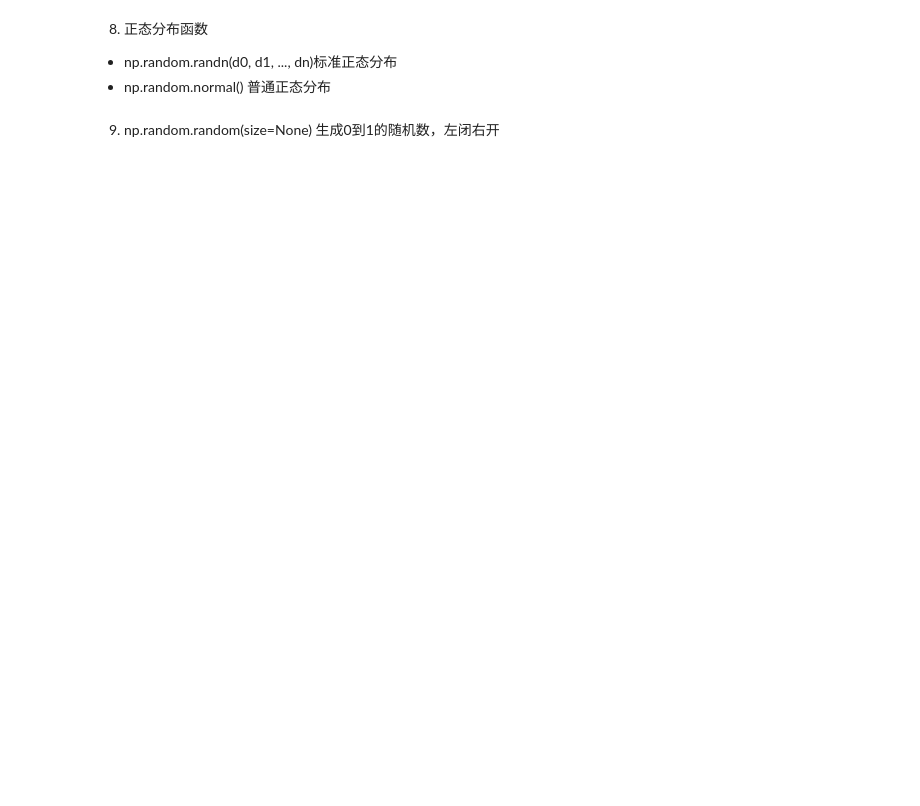
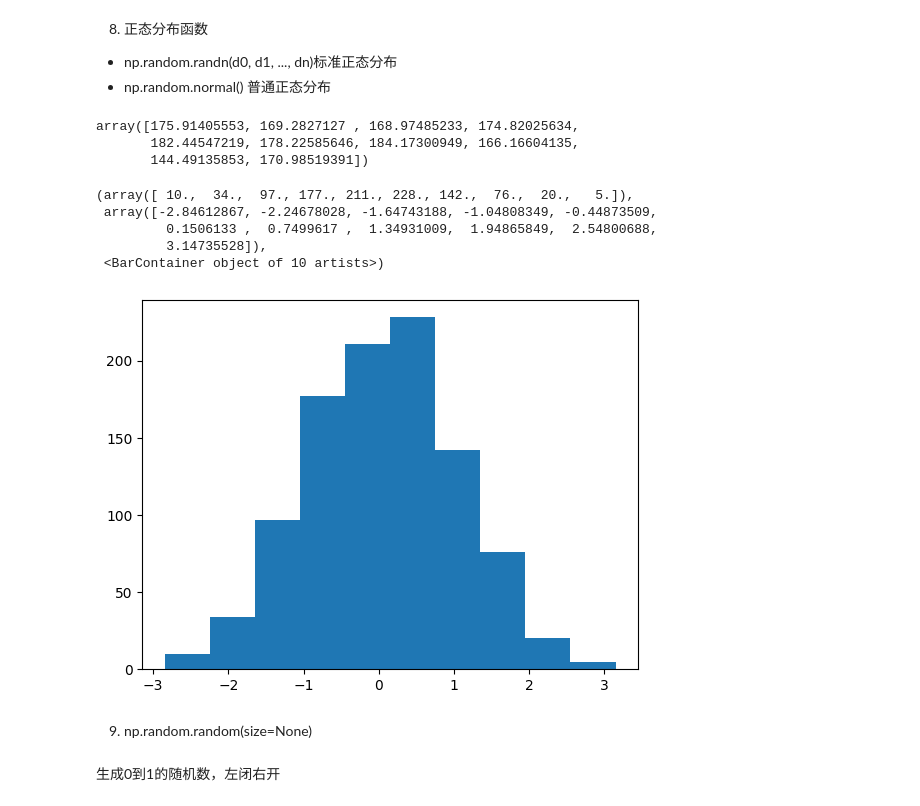
Before and after one commit to Leecoin49/StudyNote, a Jupyter notebook: LLM/AILLM_Luffy/1.Python/第19章Numpy/2.Numpy.ipynb, the cells around one changed output. Drawn from its saved outputs; the diff is of its cells as text; code cells hidden in the pictures; blank space fills up the shorter version.

```diff
--- a/LLM/AILLM_Luffy/1.Python/第19章Numpy/2.Numpy.ipynb
+++ b/LLM/AILLM_Luffy/1.Python/第19章Numpy/2.Numpy.ipynb
@@ -209,3 +209,11 @@ array([0, 0, 7, 7, 0, 8, 3, 9, 6, 3], dtype=int32)
 8. 正态分布函数
 - np.random.randn(d0, d1, ..., dn)标准正态分布
 - np.random.normal() 普通正态分布
+# %%
+np.random.normal(loc=175, scale=10, size=(10,))
+# %% [output]
+array([175.91405553, 169.2827127 , 168.97485233, 174.82025634,
+       182.44547219, 178.22585646, 184.17300949, 166.16604135,
+       144.49135853, 170.98519391])
+# %%
+data = np.random.randn(1000)
@@ -212,3 +222,13 @@ array([0, 0, 7, 7, 0, 8, 3, 9, 6, 3], dtype=int32)
+# %%
+plt.hist(data)
+# %% [output]
+(array([ 10.,  34.,  97., 177., 211., 228., 142.,  76.,  20.,   5.]),
+ array([-2.84612867, -2.24678028, -1.64743188, -1.04808349, -0.44873509,
+         0.1506133 ,  0.7499617 ,  1.34931009,  1.94865849,  2.54800688,
+         3.14735528]),
+ <BarContainer object of 10 artists>)
+[figure, added]
 # %% [markdown]
 9. np.random.random(size=None)
-生成0到1的随机数，左闭右开
+# %% [markdown]
+生成0到1的随机数，左闭右开
```
Also changed, not shown: parts of 193 cells of this notebook, 2 other files.
